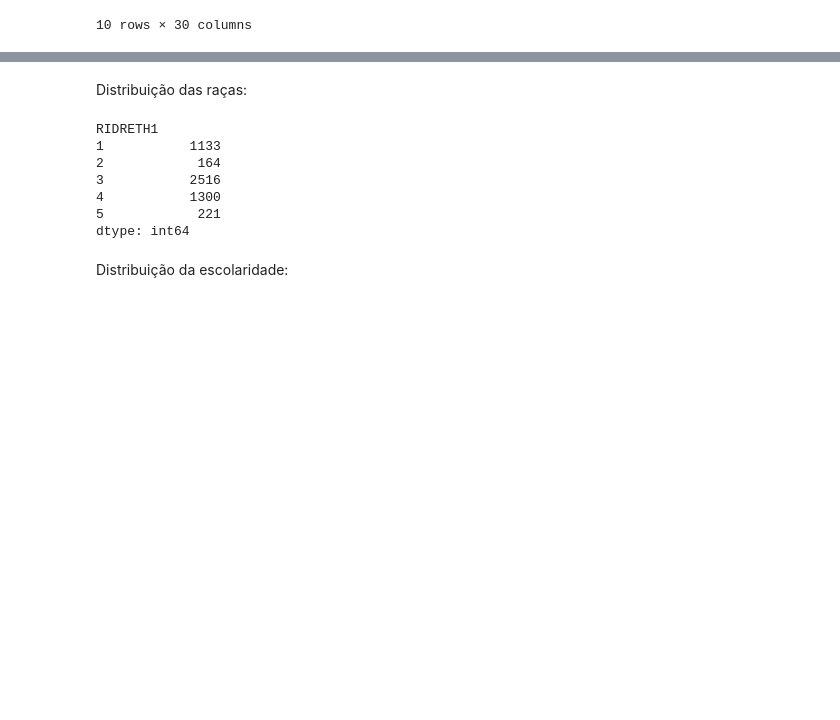
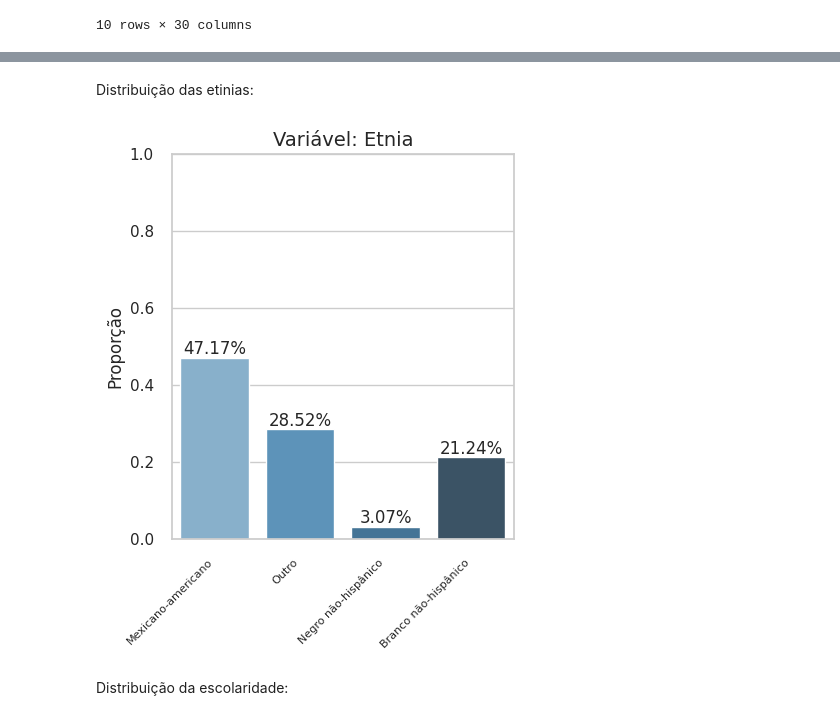
Before and after one commit to emmanuelvrm/Data, a Jupyter notebook: Inferencia_Depressao_e_Habitos_Saudaveis/notebooks/Inferência_Depressão_e_Hábitos_Saudáveis.ipynb, the cells around one changed output, grey strips where cells are left out. Saved outputs shown, nothing was run; the diff lists cells and outputs as text; code cells hidden in the pictures; blank space fills up the shorter version.

```diff
--- a/Inferencia_Depressao_e_Habitos_Saudaveis/notebooks/Inferência_Depressão_e_Hábitos_Saudáveis.ipynb
+++ b/Inferencia_Depressao_e_Habitos_Saudaveis/notebooks/Inferência_Depressão_e_Hábitos_Saudáveis.ipynb
@@ -241,20 +308,50 @@ df_full[[
+# %%
+# Função para construir gráfico de barras
+
+def grafico_barras_prop(db, var_quali):
+    num_plots = len(var_quali)
+    num_rows = (num_plots + 2) // 3  # Calcula o número de linhas necessárias para acomodar os gráficos
+
+    # Configuração estética
+    sns.set(style="whitegrid")
+    fig, axes = plt.subplots(num_rows, 3, figsize=(15, 5*num_rows), gridspec_kw={'hspace': 0.5}) # Adicionamos espaçamento vertical
+
+    # Itera sobre as variáveis e cria os gráficos de barras
+    for i, column in enumerate(var_quali):
+        prop_data = db[column].value_counts(normalize=True, sort=False)
+        ax = axes[i // 3, i % 3] if num_rows > 1 else axes[i % 3]
+
+        # Criação do gráfico de barras
+        sns.barplot(x=prop_data.index, y=prop_data.values, palette="Blues_d", ax=ax)
+
+        # Adiciona rótulos nas barras
+        for p in ax.patches:
+            height = p.get_height()
+            ax.annotate(f'{height:.2%}', (p.get_x() + p.get_width() / 2., height), ha='center', va='bottom')
+
+        # Configuração dos rótulos e título do gráfico
+
+        ax.set_ylabel('Proporção', fontsize=12)
+        ax.set_title(f'Variável: {column}', fontsize=14)
+
+        # Ajusta os limites do eixo y para proporções de 0 a 1
+        ax.set_ylim(0, 1)
+
+        # Gira as legendas do eixo x em 45 graus
+        ax.set_xticklabels(ax.get_xticklabels(), rotation=45, ha='right', fontsize=8) # Reduz o tamanho das legendas
+
+    # Remove subplots não utilizados
+    if num_plots < num_rows * 3:
+        for i in range(num_plots, num_rows * 3):
+            fig.delaxes(axes.flatten()[i])
+
+    # Exibe o gráfico
+    plt.show()
 # %% [markdown]
-Distribuição das raças:
+Distribuição das etinias:
-# %%
-df_full[["RIDRETH1"]].value_counts(sort = False)
-
-# 1 = Branco não-hispânico
-# 2 = Negro não-hispânico
-# 3 = Mexicano-americano
-# 4 = Outro
-# 5 = Outro - Hispânico
-# %% [output]
-RIDRETH1
-1           1133
-2            164
-3           2516
-4           1300
-5            221
-dtype: int64
+# %%
+grafico_barras_prop(db2,["Etnia"])
+# %% [output]
+[figure, added]
 # %% [markdown]
 Distribuição da escolaridade:
```
Also changed, not shown: parts of 182 cells of this notebook.
